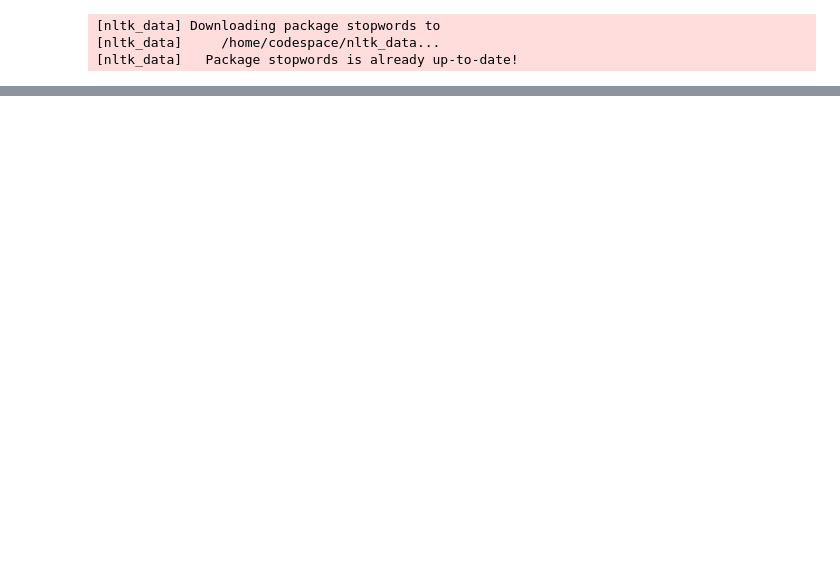
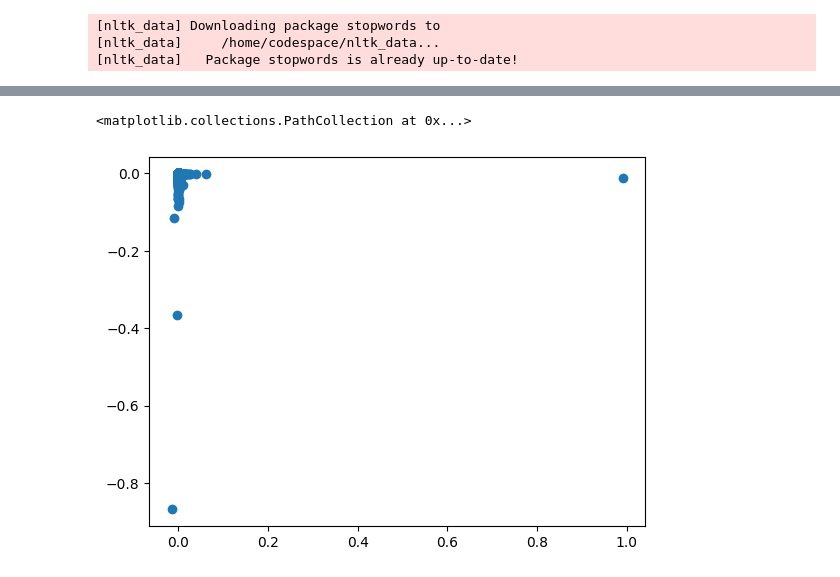
Before and after one commit to Using-Namespace-System/DensePMIWordVectors, a Jupyter notebook: notebooks/document-term-matrix.ipynb, the cells around one changed output, grey strips where cells are left out. Saved outputs shown, nothing was run; the diff lists cells and outputs as text; code cells hidden in the pictures; blank space fills up the shorter version.

```diff
--- a/notebooks/document-term-matrix.ipynb
+++ b/notebooks/document-term-matrix.ipynb
@@ -112,3 +115,13 @@ svd_terms_visualizatinon
+# %%
+
+normalized_terms = normalize(terms)
+
+svd_terms_visualizatinon = plt.scatter(normalized_terms[56],normalized_terms[59])
+
+svd_terms_visualizatinon
+# %% [output]
+<matplotlib.collections.PathCollection at 0x...>
+[figure, added]
 # %%
 terms_df = pd.DataFrame(np.argsort(normalized_terms).T)
 terms_df.applymap(dictionary_lookup.get)
```
Also changed, not shown: parts of 5 cells of this notebook.
